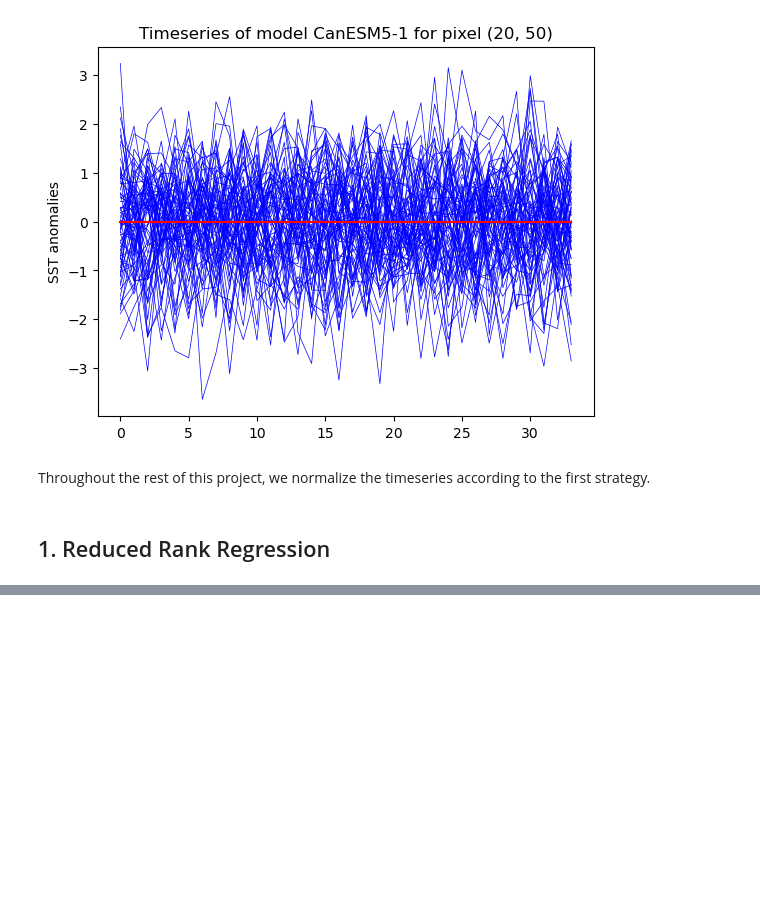
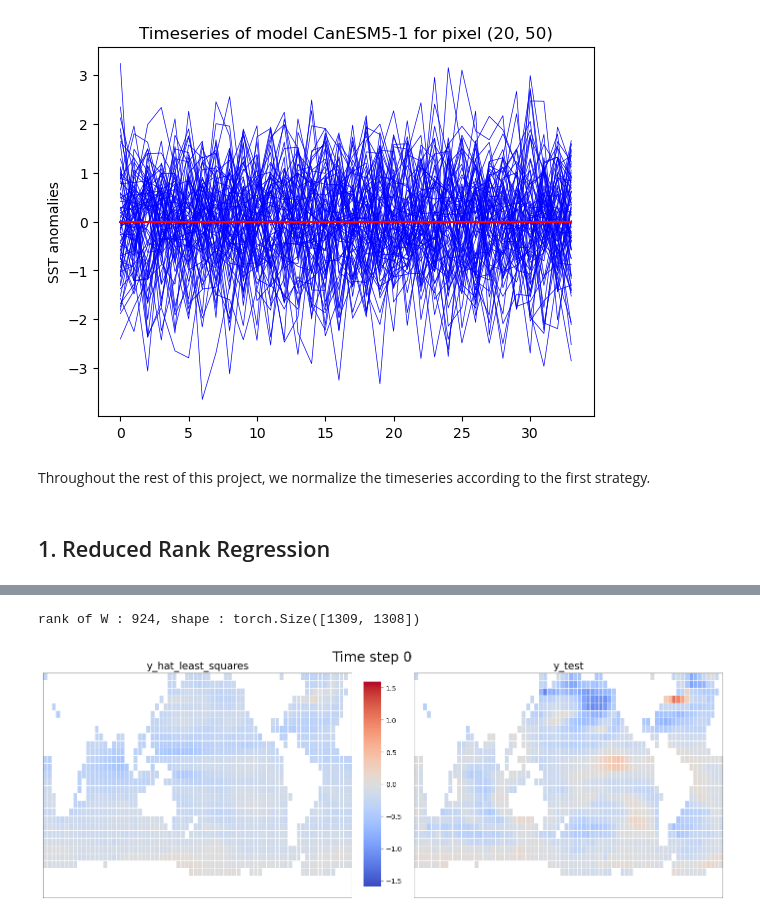
Before and after one commit to Victor2175/gm4cs-m, a Jupyter notebook: tutorial.ipynb, the cells around one changed output, grey strips where cells are left out. Cells and saved outputs as stored; diff of their text form; code cells hidden in the pictures; blank space fills up the shorter version.

```diff
--- a/tutorial.ipynb
+++ b/tutorial.ipynb
@@ -123,0 +140,17 @@ Throughout the rest of this project, we normalize the timeseries according to th
+# %%
+X_train, y_train = torch.tensor(X_train), torch.tensor(y_train)
+X_test, y_test = torch.tensor(X_test), torch.tensor(y_test)
+# %%
+least_squares_model = Ridge() # Initialize least squares regression model
+least_squares_model.fit(X_train, y_train)
+
+W_least_squares = least_squares_model.W
+print(f"rank of W : {torch.linalg.matrix_rank(W_least_squares)}, shape : {W_least_squares.shape}")
+
+y_hat_least_squares = least_squares_model.predict(X_test)
+
+animation = get_duo_animated_timeserie(y_hat_least_squares[:34], y_test[:34], union_nan_mask, left_title='y_hat_least_squares', right_title='y_test', flattened=False)
+animation.save('animations/least_squares.gif', writer='pillow', fps=1)
+# %% [output]
+rank of W : 924, shape : torch.Size([1309, 1308])
+[figure, added]
```
Also changed, not shown: parts of 36 cells of this notebook.
